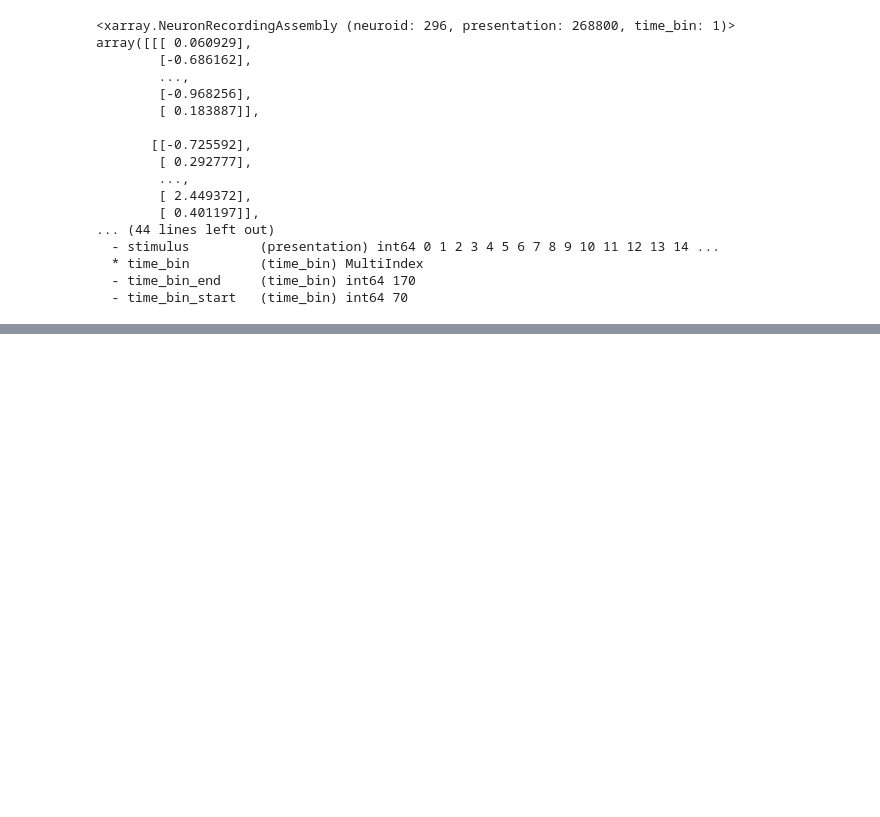
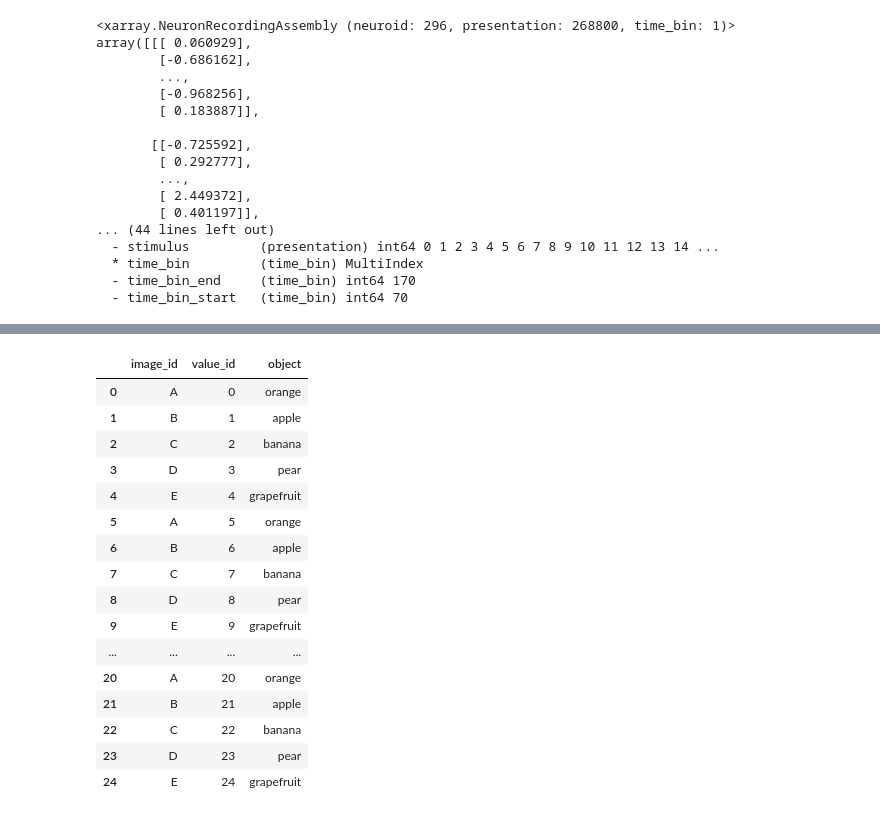
Before and after one commit to brain-score/brainio_contrib, a Jupyter notebook: notebooks/2018-03-23_merge_meta.ipynb, the cells around one changed output, grey strips where cells are left out. Saved outputs shown, nothing was run; the diff lists cells and outputs as text; code cells hidden in the pictures; blank space fills up the shorter version.

```diff
--- a/notebooks/2018-03-23_merge_meta.ipynb
+++ b/notebooks/2018-03-23_merge_meta.ipynb
@@ -316,0 +438,20 @@ array([[[ 0.060929],
+# %%
+mi.to_frame().merge(df_dummy_meta, on="image_id", how="left")
+# %% [output]
+|  | image_id | value_id | object |
+| 0 | A | 0 | orange |
+| 1 | B | 1 | apple |
+| 2 | C | 2 | banana |
+| 3 | D | 3 | pear |
+| 4 | E | 4 | grapefruit |
+| 5 | A | 5 | orange |
+| 6 | B | 6 | apple |
+| 7 | C | 7 | banana |
+| 8 | D | 8 | pear |
+| 9 | E | 9 | grapefruit |
+| ... | ... | ... | ... |
+| 20 | A | 20 | orange |
+| 21 | B | 21 | apple |
+| 22 | C | 22 | banana |
+| 23 | D | 23 | pear |
+| 24 | E | 24 | grapefruit |
```
Also changed, not shown: parts of 13 cells of this notebook.
